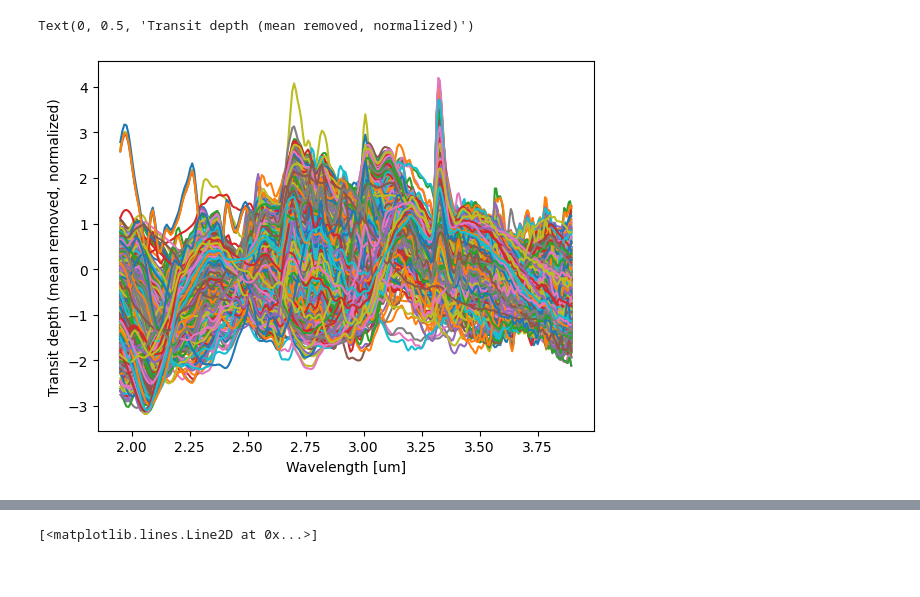
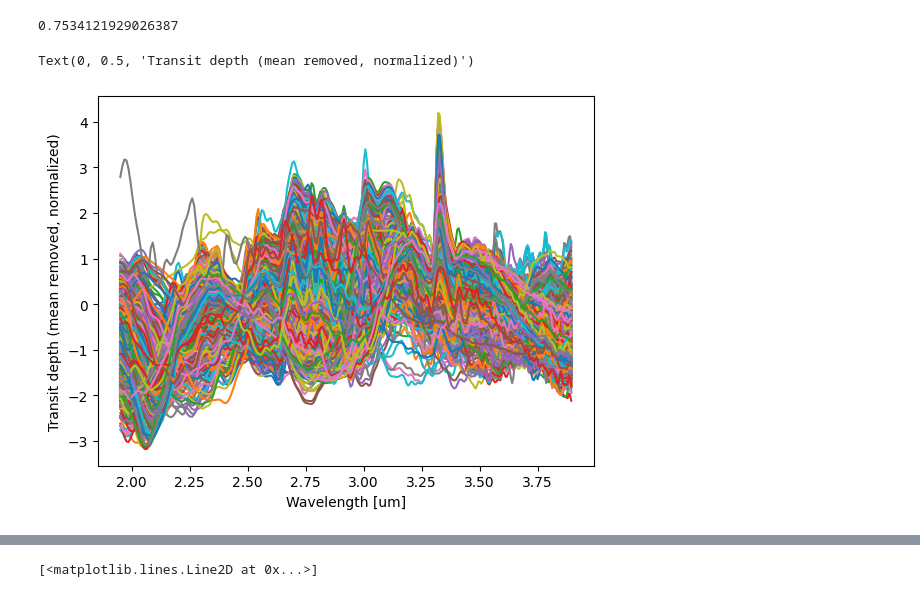
Before and after one commit to jcottaar/ariel2, a Jupyter notebook: analysis/explore_spectra.ipynb, the cells around one changed output, grey strips where cells are left out. Cells and saved outputs as stored; diff of their text form; code cells hidden in the pictures.

```diff
--- a/analysis/explore_spectra.ipynb
+++ b/analysis/explore_spectra.ipynb
@@ -30,10 +30,13 @@ Text(0, 0.5, 'Transit depth (mean removed)')
 # %%
-high_std = np.std(data,0)>1e-5
+high_std = np.std(data,0)>2e-5
+print(np.sum(high_std)/len(high_std))
 this_data = data[:,high_std]
+data_norm = (this_data-np.mean(this_data,0))/np.std(this_data,0)
 plt.figure()
-plt.plot(wavelengths, (this_data-np.mean(this_data,0))/np.std(this_data,0));
+plt.plot(wavelengths, data_norm);
 plt.xlabel('Wavelength [um]')
 plt.ylabel('Transit depth (mean removed, normalized)')
 # %% [output]
-Text(0, 0.5, 'Transit depth (mean removed, normalized)')
+0.7534121929026387
+Text(0, 0.5, 'Transit depth (mean removed, normalized)')
-[figure, old version]
+[figure, new version]
```
Also changed, not shown: parts of 12 cells of this notebook, 15 other files.
